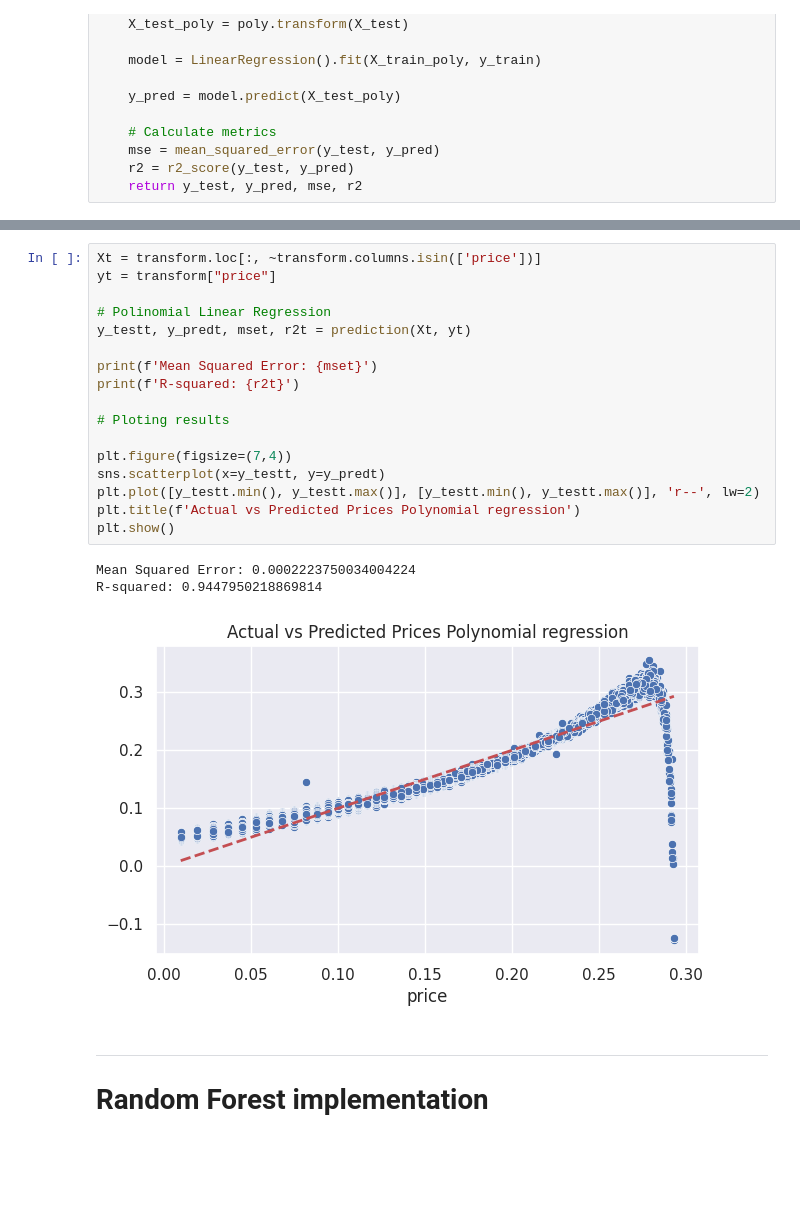
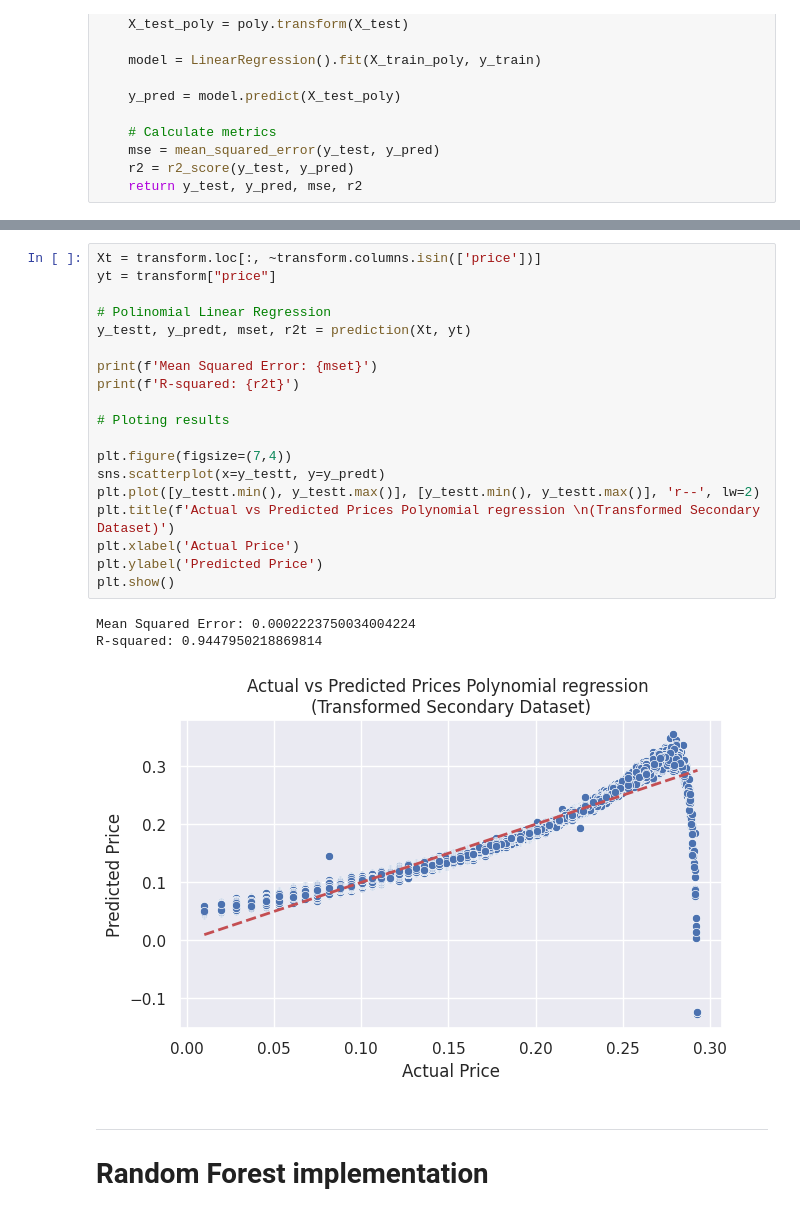
Before and after one commit to victorhg/aai-500-final-project, a Jupyter notebook: notebooks/OLS_RF_secondary.ipynb, the cells around one changed output, grey strips where cells are left out. Saved outputs shown, nothing was run; the diff lists cells and outputs as text; blank space fills up the shorter version.

```diff
--- a/notebooks/OLS_RF_secondary.ipynb
+++ b/notebooks/OLS_RF_secondary.ipynb
@@ -148,24 +151,26 @@ R-squared: 0.33012267116035476
 # %%
 Xt = transform.loc[:, ~transform.columns.isin(['price'])]
 yt = transform["price"]
 
 # Polinomial Linear Regression
 y_testt, y_predt, mset, r2t = prediction(Xt, yt)
 
 print(f'Mean Squared Error: {mset}')
 print(f'R-squared: {r2t}')
 
 # Ploting results
 
 plt.figure(figsize=(7,4))
 sns.scatterplot(x=y_testt, y=y_predt)
 plt.plot([y_testt.min(), y_testt.max()], [y_testt.min(), y_testt.max()], 'r--', lw=2)
-plt.title(f'Actual vs Predicted Prices Polynomial regression')
+plt.title(f'Actual vs Predicted Prices Polynomial regression \n(Transformed Secondary Dataset)')
+plt.xlabel('Actual Price')
+plt.ylabel('Predicted Price')
 plt.show()
 # %% [output]
 Mean Squared Error: 0.0002223750034004224
 R-squared: 0.9447950218869814
-[figure, old version]
+[figure, new version]
 # %% [markdown]
 ---
 
```
Also changed, not shown: parts of 7 cells of this notebook, 8 other files.
